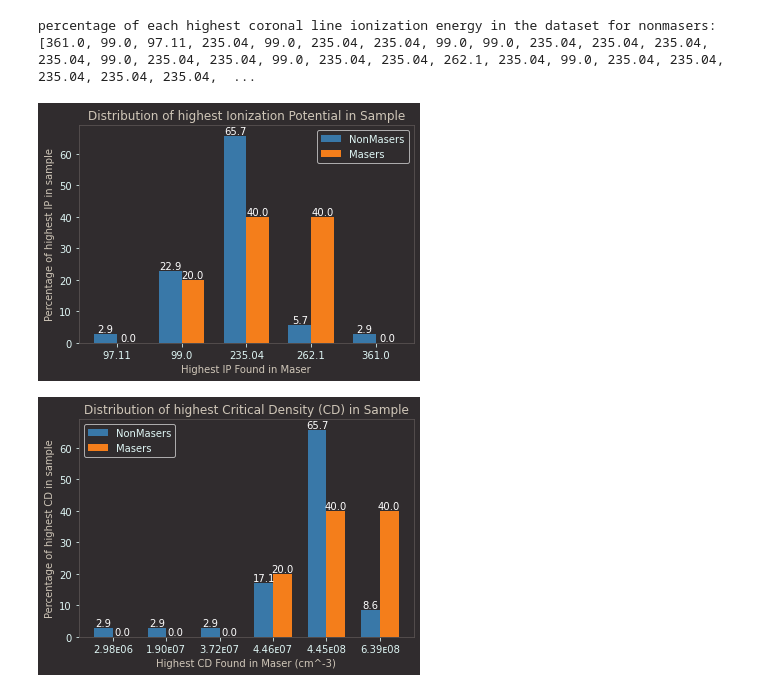
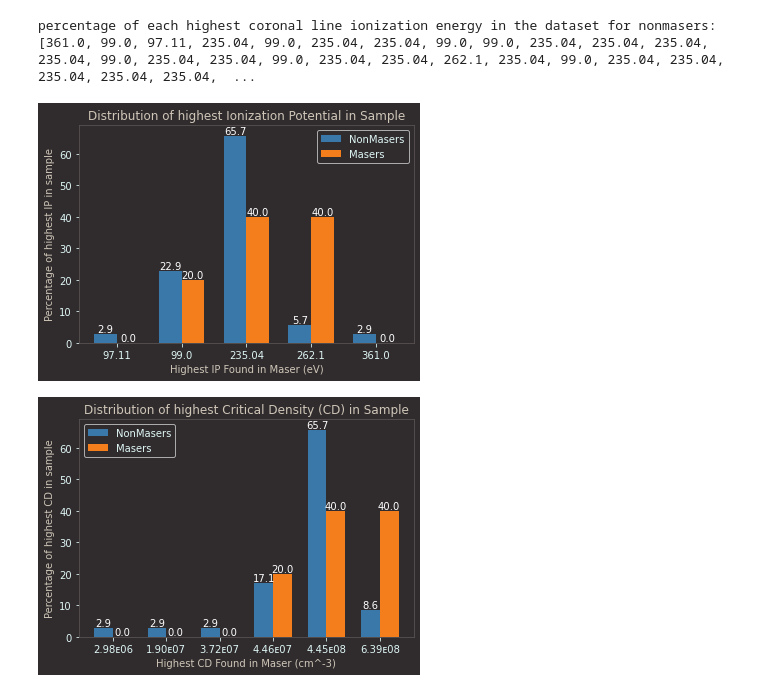
Before and after one commit to MaserResearchConstax23/pyscripts, a Jupyter notebook: IP_and_crit_density_histograms.ipynb, the cells around one changed output. Saved outputs shown, nothing was run; the diff lists cells and outputs as text; code cells hidden in the pictures.

```diff
--- a/IP_and_crit_density_histograms.ipynb
+++ b/IP_and_crit_density_histograms.ipynb
@@ -81,7 +81,7 @@ def show_IP_frequency(non_masers, masers):
     ax.tick_params(axis='y', colors='#dff6f5')  # Set y-axis tick color to whiteish
 
     ax.set_title("Distribution of highest Ionization Potential in Sample", color='#cfc6b8')
-    ax.set_xlabel("Highest IP Found in Maser", color='#cfc6b8')
+    ax.set_xlabel("Highest IP Found in Maser (eV)", color='#cfc6b8')
     ax.set_ylabel("Percentage of highest IP in sample", color='#cfc6b8')
 
     # Bar colors and labels
@@ -126,34 +126,34 @@ def show_IP_frequency(non_masers, masers):
 
 
 print("percentage of each highest coronal line ionization energy in the dataset for nonmasers:")
 highest_N_IPs = []
 for index, row in df_N_cl.iterrows():
     # Initialize highest IP count to 0 for the current row
     highest_IP_count = 0
     for column_key, column_value in row.items():
         if column_key in IPs:
             if IPs[column_key] > highest_IP_count and column_value > 0:
                 highest_IP_count = IPs[column_key]
     # Append the highest IP count for the current row to the list
     highest_N_IPs.append(highest_IP_count)
 
 highest_M_IPs = []
 for index, row in df_M_cl.iterrows():
     # Initialize highest IP count to 0 for the current row
     highest_IP_count = 0
     for column_key, column_value in row.items():
         if column_key in IPs:
             if IPs[column_key] > highest_IP_count and column_value > 0:
                 highest_IP_count = IPs[column_key]
     # Append the highest IP count for the current row to the list
     highest_M_IPs.append(highest_IP_count)
 
 print(highest_N_IPs)
 show_IP_frequency(highest_N_IPs, highest_M_IPs)
 # %% [output]
 percentage of each highest coronal line ionization energy in the dataset for nonmasers:
 [361.0, 99.0, 97.11, 235.04, 99.0, 235.04, 235.04, 99.0, 99.0, 235.04, 235.04, 235.04, 235.04, 99.0, 235.04, 235.04, 99.0, 235.04, 235.04, 262.1, 235.04, 99.0, 235.04, 235.04, 235.04, 235.04, 235.04,  ...
-[figure, old version]
+[figure, new version]
 # %%
 CDs = {'FEXI_7892_LOGL': 6.39E8 ,
  'SXII_7609_LOGL': 7.09E9 ,
```
